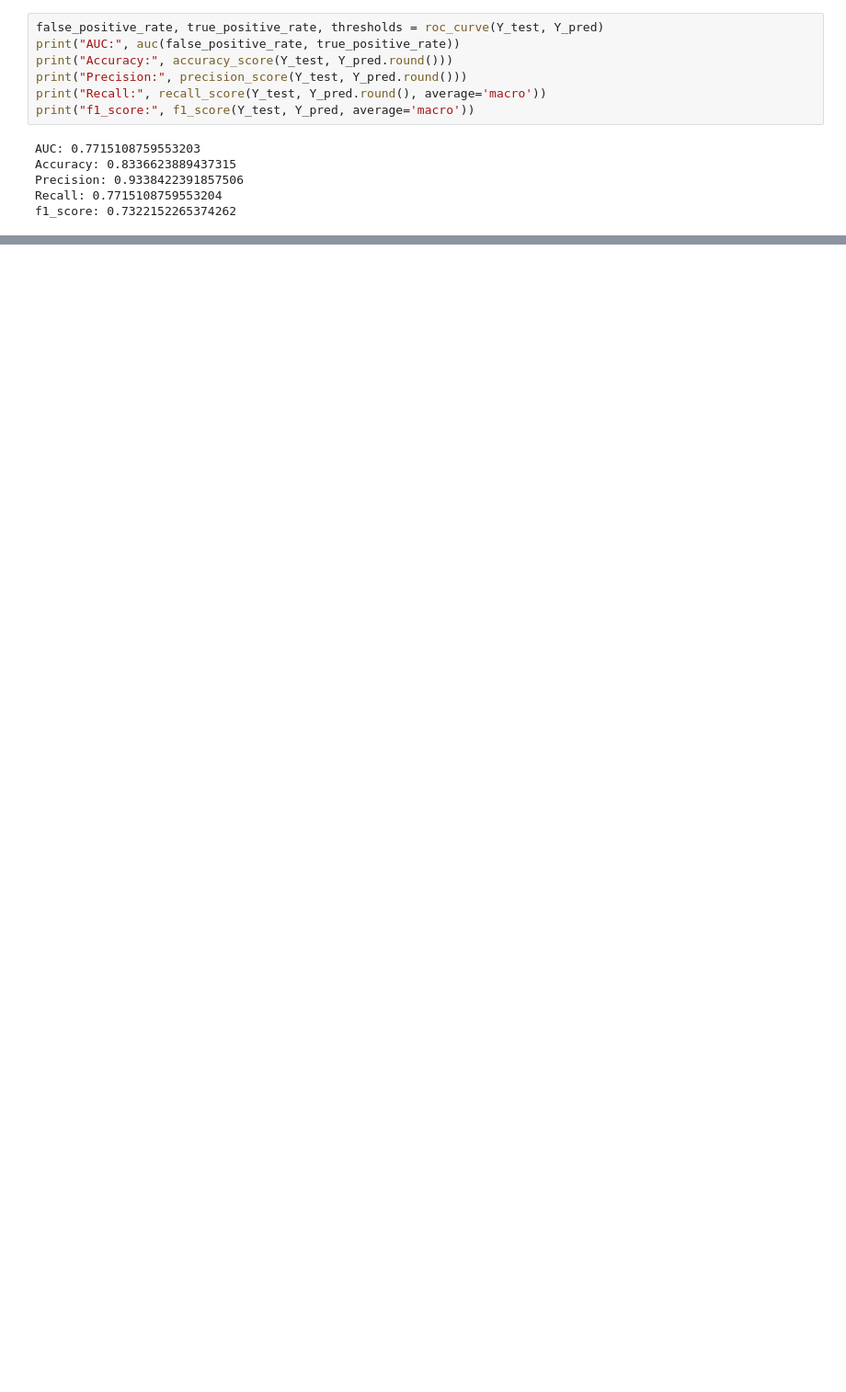
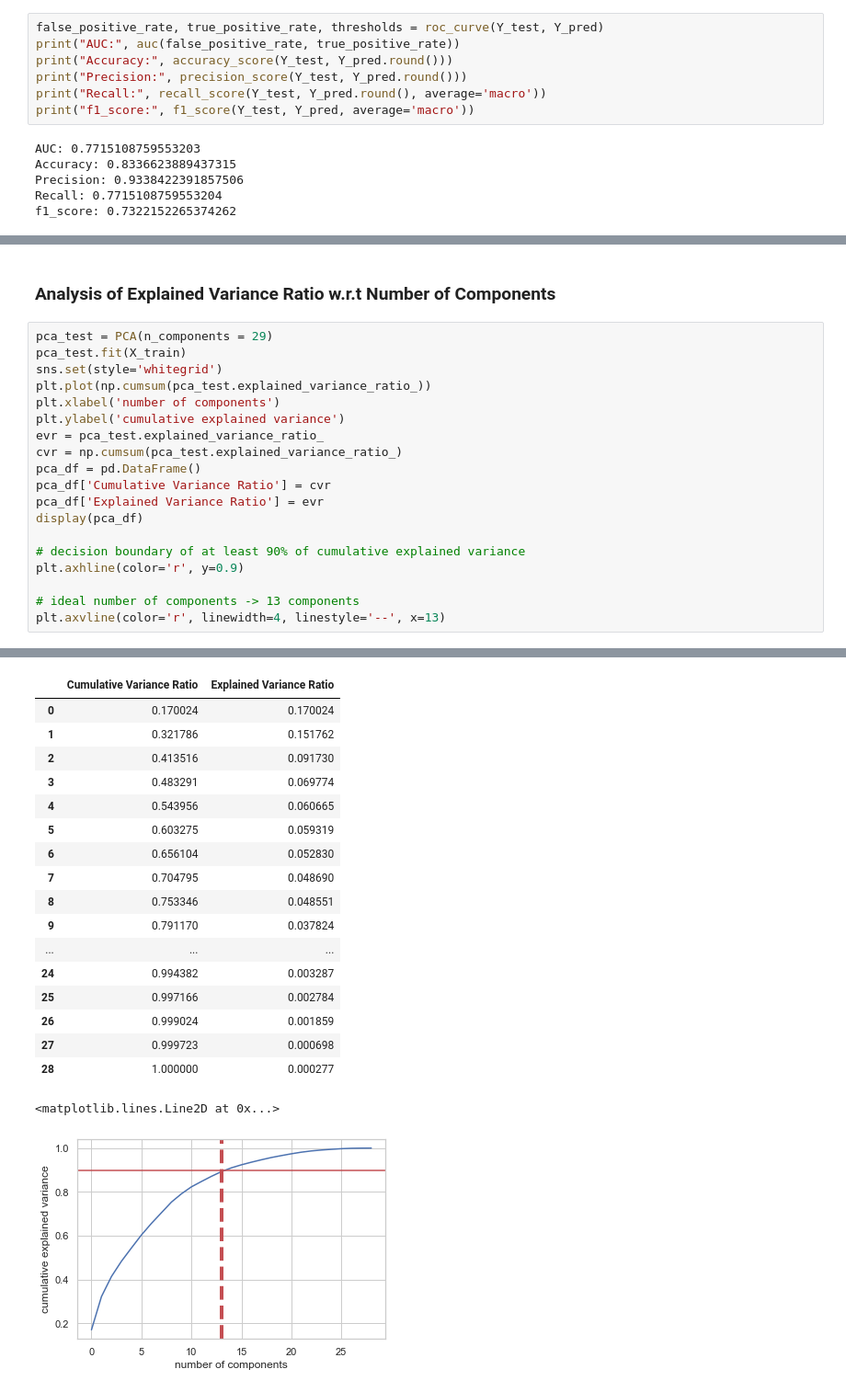
Before and after one commit to jonjonnyjonjon/introml-g2t4, a Jupyter notebook: Modelling/huiqi - SVM.ipynb, the cells around one changed output, grey strips where cells are left out. Shown at 92% size. Drawn from its saved outputs; the diff is of its cells as text; blank space fills up the shorter version.

Commit message:
added analysis to determine ideal no. of components

```diff
--- a/Modelling/huiqi - SVM.ipynb
+++ b/Modelling/huiqi - SVM.ipynb
@@ -92,0 +122,22 @@ f1_score: 0.7322152265374262
+# %% [markdown]
+### Analysis of Explained Variance Ratio w.r.t Number of Components
+# %%
+pca_test = PCA(n_components = 29)
+pca_test.fit(X_train)
+sns.set(style='whitegrid')
+plt.plot(np.cumsum(pca_test.explained_variance_ratio_))
+plt.xlabel('number of components')
+plt.ylabel('cumulative explained variance')
+evr = pca_test.explained_variance_ratio_
+cvr = np.cumsum(pca_test.explained_variance_ratio_)
+pca_df = pd.DataFrame()
+pca_df['Cumulative Variance Ratio'] = cvr
+pca_df['Explained Variance Ratio'] = evr
+display(pca_df)
+
+# decision boundary of at least 90% of cumulative explained variance
+plt.axhline(color='r', y=0.9)
+
+# ideal number of components -> 13 components
+plt.axvline(color='r', linewidth=4, linestyle='--', x=13)
+# %% [output]
@@ -92,0 +145,19 @@ f1_score: 0.7322152265374262
+|  | Cumulative Variance Ratio | Explained Variance Ratio |
+| 0 | 0.170024 | 0.170024 |
+| 1 | 0.321786 | 0.151762 |
+| 2 | 0.413516 | 0.091730 |
+| 3 | 0.483291 | 0.069774 |
+| 4 | 0.543956 | 0.060665 |
+| 5 | 0.603275 | 0.059319 |
+| 6 | 0.656104 | 0.052830 |
+| 7 | 0.704795 | 0.048690 |
+| 8 | 0.753346 | 0.048551 |
+| 9 | 0.791170 | 0.037824 |
+| ... | ... | ... |
+| 24 | 0.994382 | 0.003287 |
+| 25 | 0.997166 | 0.002784 |
+| 26 | 0.999024 | 0.001859 |
+| 27 | 0.999723 | 0.000698 |
+| 28 | 1.000000 | 0.000277 |
+<matplotlib.lines.Line2D at 0x...>
+[figure, added]
```
Also changed, not shown: parts of 10 cells of this notebook.
